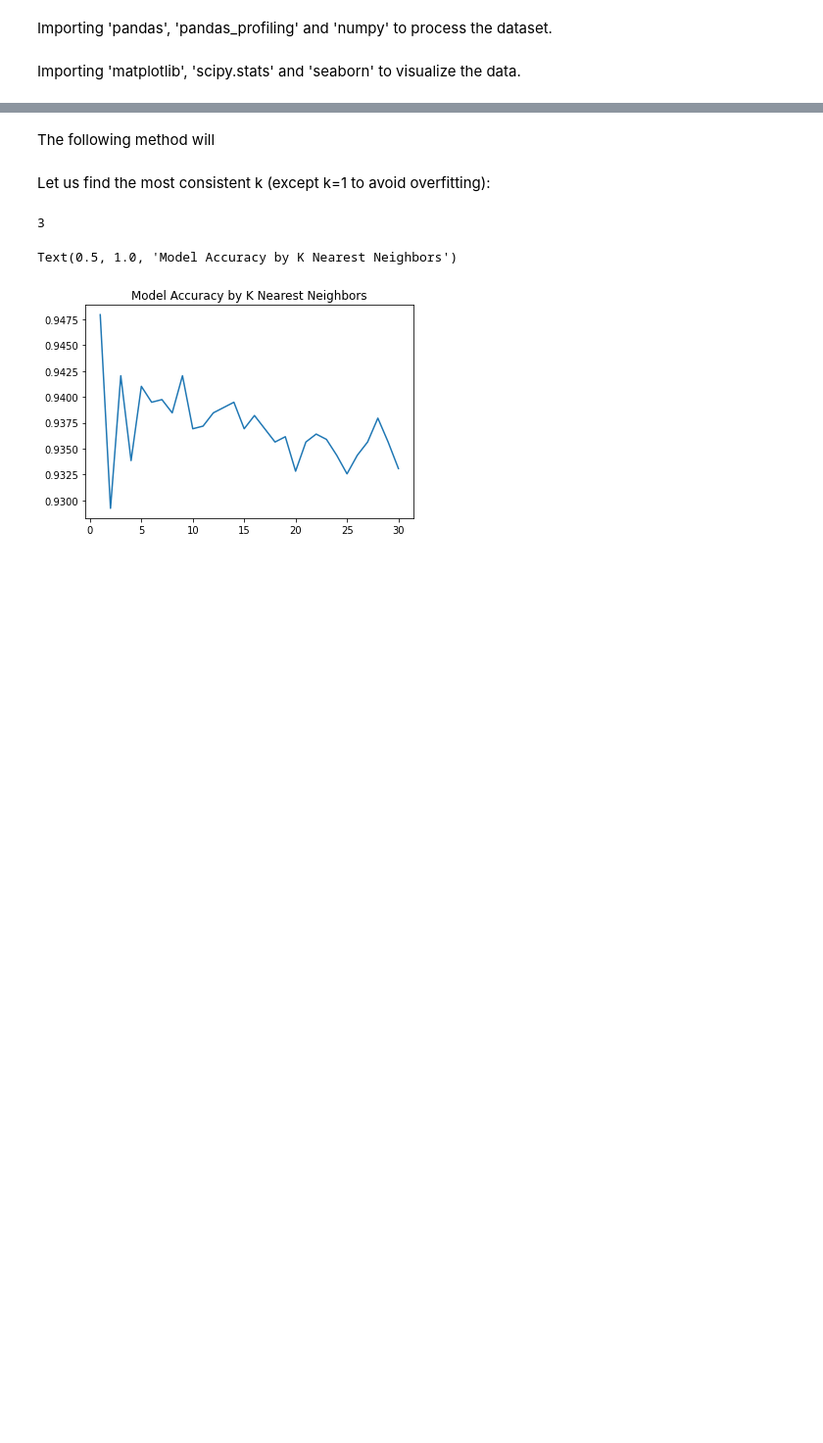
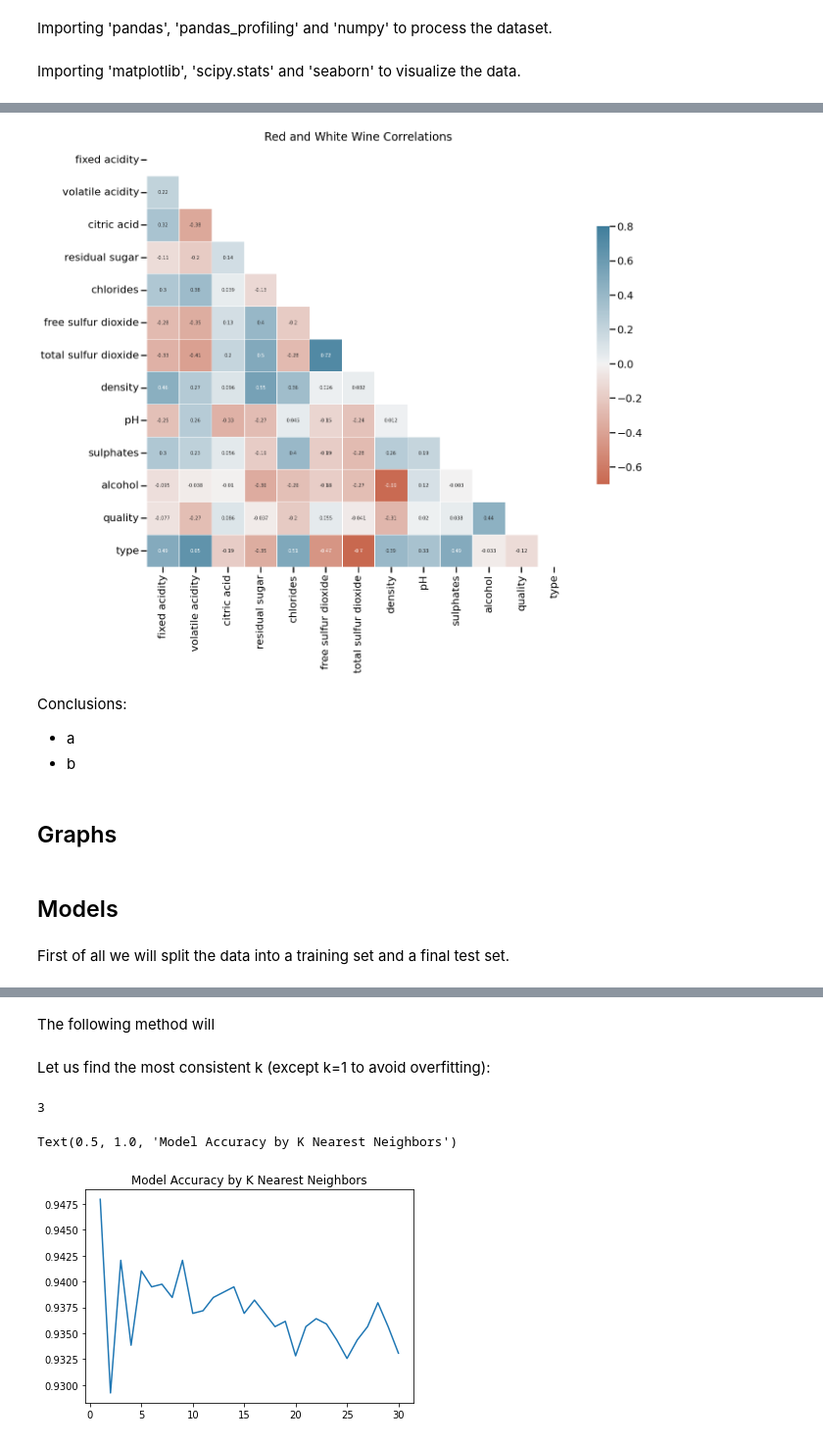
Before and after one commit to TamirIsCool/DataScIntro, a Jupyter notebook: Regression/Wine.ipynb, the cells around one changed output, grey strips where cells are left out. Shown at 98% size. Drawn from its saved outputs; the diff is of its cells as text; code cells hidden in the pictures; blank space fills up the shorter version.

```diff
--- a/Regression/Wine.ipynb
+++ b/Regression/Wine.ipynb
@@ -97,0 +137,10 @@ wine_data.head()
+# %%
+CorrelationTable(wine_data, 'Red and White Wine Correlations')
+# %% [output]
+[figure, added]
+# %% [markdown]
+Conclusions:
+ - a
+ - b
+# %% [markdown]
+## Graphs ##
@@ -97,0 +149,4 @@ wine_data.head()
+# %% [markdown]
+## Models ##
+# %% [markdown]
+First of all we will split the data into a training set and a final test set.
```
Also changed, not shown: parts of 48 cells of this notebook, 2 other files.
